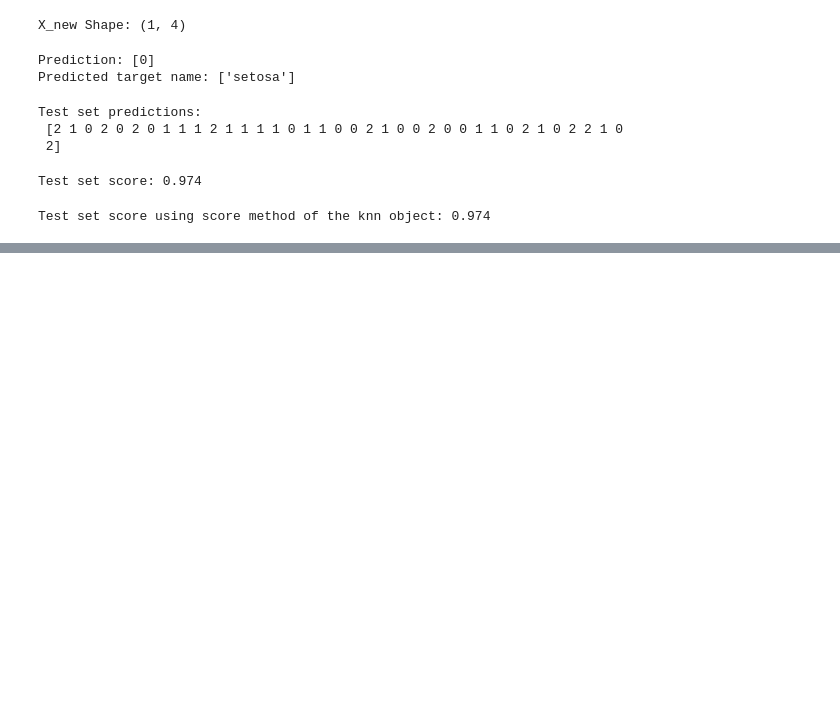
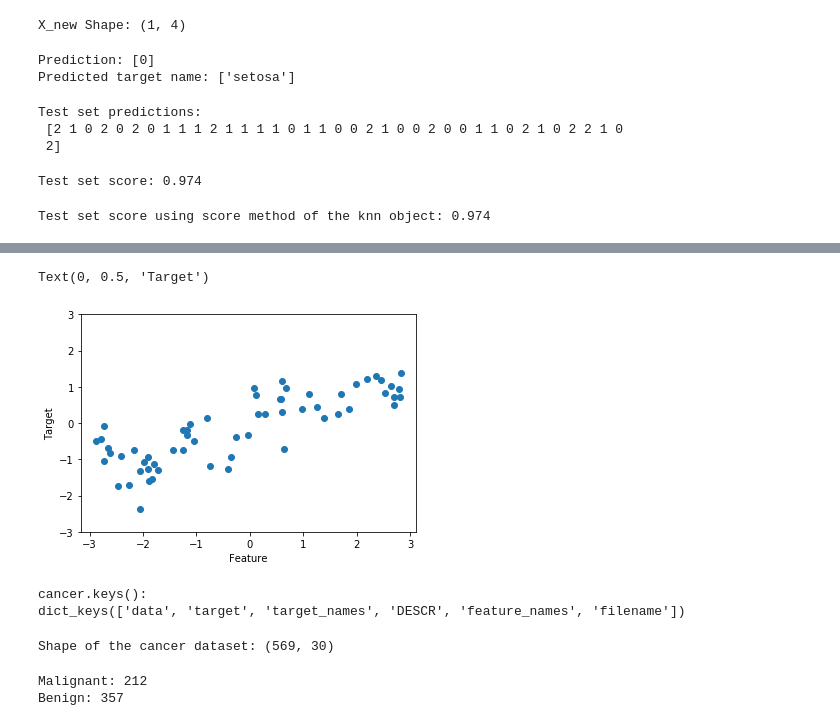
Before and after one commit to Zubayear/Machine-Learning, a Jupyter notebook: Petal_Sepal.ipynb, the cells around one changed output, grey strips where cells are left out. Drawn from its saved outputs; the diff is of its cells as text; code cells hidden in the pictures; blank space fills up the shorter version.

```diff
--- a/Petal_Sepal.ipynb
+++ b/Petal_Sepal.ipynb
@@ -140,0 +151,36 @@ Test set score using score method of the knn object: 0.974
+# %%
+X, y = mglearn.datasets.make_wave(n_samples=60)
+plt.plot(X, y, 'o')
+plt.ylim(-3, 3)
+plt.xlabel('Feature')
+plt.ylabel('Target')
+# %% [output]
+Text(0, 0.5, 'Target')
+[figure, added]
+# %%
+from sklearn.datasets import load_breast_cancer
+cancer = load_breast_cancer()
+print('cancer.keys(): \n{}'.format(cancer.keys()))
+# %% [output]
+cancer.keys():
+dict_keys(['data', 'target', 'target_names', 'DESCR', 'feature_names', 'filename'])
+# %%
+print('Shape of the cancer dataset: {}'.format(cancer.data.shape))
+# %% [output]
+Shape of the cancer dataset: (569, 30)
+# %%
+# print(cancer.target_names[0])
+# print(cancer.target.sum())
+# print(cancer.DESCR)
+# cancer.target[cancer.target_names[0]]
+mal, ben = 0, 0
+for i in range(len(cancer.target)):
+  if cancer.target[i] == 0:
+    mal = mal + 1
+  else:
+    ben = ben + 1
+print('Malignant: {}'.format(mal))
+print('Benign: {}'.format(ben))
+# %% [output]
+Malignant: 212
+Benign: 357
```
Also changed, not shown: parts of 2 cells of this notebook.
